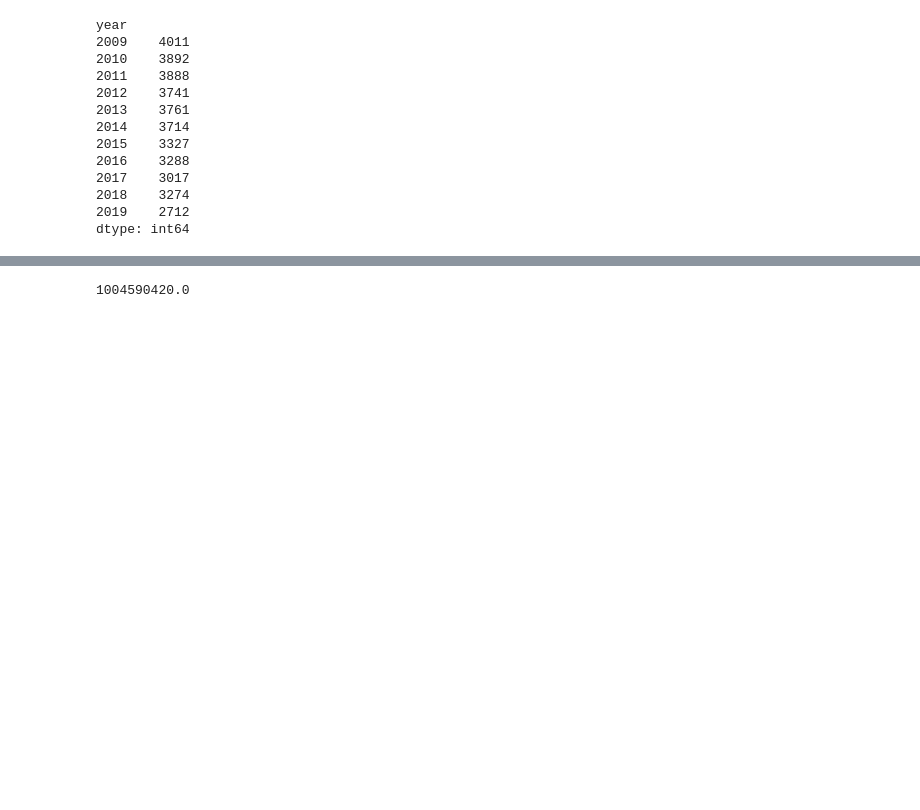
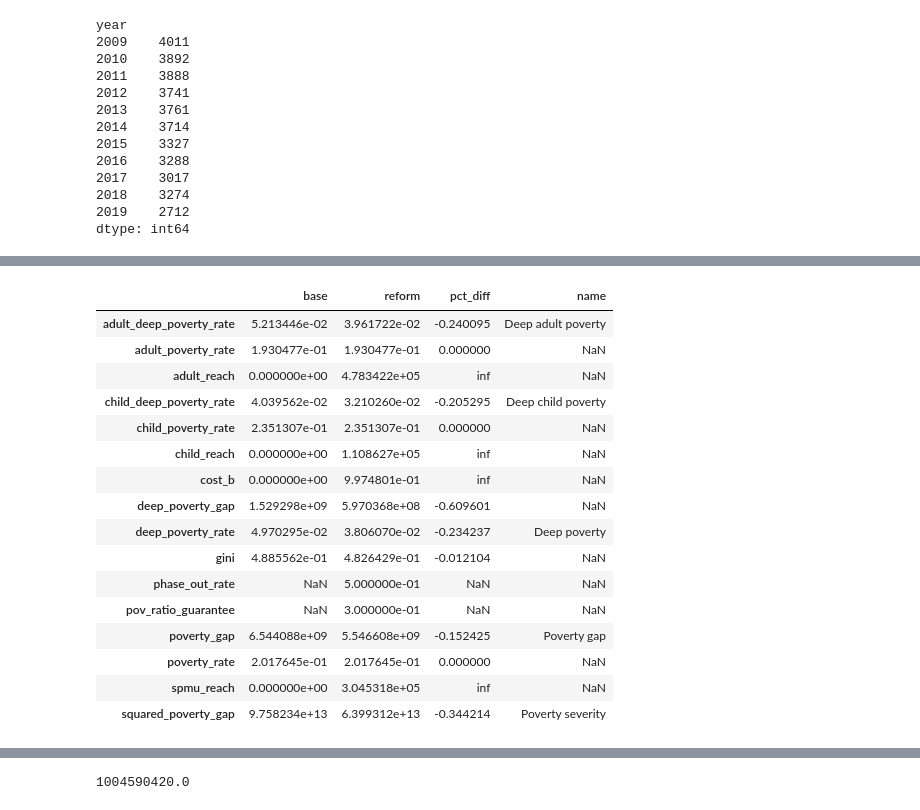
Before and after one commit to UBICenter/yang-nyc, a Jupyter notebook: analysis.ipynb, the cells around one changed output, grey strips where cells are left out. Cells and saved outputs as stored; diff of their text form; code cells hidden in the pictures; blank space fills up the shorter version.

```diff
--- a/analysis.ipynb
+++ b/analysis.ipynb
@@ -224,0 +269,36 @@ p
+# %%
+opt = policies[(policies.pov_ratio_guarantee == RATIO) & (policies.phase_out_rate == PS)]
+base = policy(0, 0)
+comp = pd.DataFrame({"base": base, "reform": opt.iloc[0]})
+
+def pct_diff(base, reform):
+    return (reform - base) / base
+
+comp["pct_diff"] = pct_diff(comp.base, comp.reform)
+LABELS = {
+    "deep_poverty_rate": "Deep poverty",
+    "adult_deep_poverty_rate": "Deep adult poverty",
+    "child_deep_poverty_rate": "Deep child poverty",
+    "poverty_gap": "Poverty gap",
+    "squared_poverty_gap": "Poverty severity",
+}
+comp["name"] = comp.index.map(LABELS)
+comp
+# %% [output]
+|  | base | reform | pct_diff | name |
+| adult_deep_poverty_rate | 5.213446e-02 | 3.961722e-02 | -0.240095 | Deep adult poverty |
+| adult_poverty_rate | 1.930477e-01 | 1.930477e-01 | 0.000000 | NaN |
+| adult_reach | 0.000000e+00 | 4.783422e+05 | inf | NaN |
+| child_deep_poverty_rate | 4.039562e-02 | 3.210260e-02 | -0.205295 | Deep child poverty |
+| child_poverty_rate | 2.351307e-01 | 2.351307e-01 | 0.000000 | NaN |
+| child_reach | 0.000000e+00 | 1.108627e+05 | inf | NaN |
+| cost_b | 0.000000e+00 | 9.974801e-01 | inf | NaN |
+| deep_poverty_gap | 1.529298e+09 | 5.970368e+08 | -0.609601 | NaN |
+| deep_poverty_rate | 4.970295e-02 | 3.806070e-02 | -0.234237 | Deep poverty |
+| gini | 4.885562e-01 | 4.826429e-01 | -0.012104 | NaN |
+| phase_out_rate | NaN | 5.000000e-01 | NaN | NaN |
+| pov_ratio_guarantee | NaN | 3.000000e-01 | NaN | NaN |
+| poverty_gap | 6.544088e+09 | 5.546608e+09 | -0.152425 | Poverty gap |
+| poverty_rate | 2.017645e-01 | 2.017645e-01 | 0.000000 | NaN |
+| spmu_reach | 0.000000e+00 | 3.045318e+05 | inf | NaN |
+| squared_poverty_gap | 9.758234e+13 | 6.399312e+13 | -0.344214 | Poverty severity |
```
Also changed, not shown: parts of 17 cells of this notebook, 1 other file.
